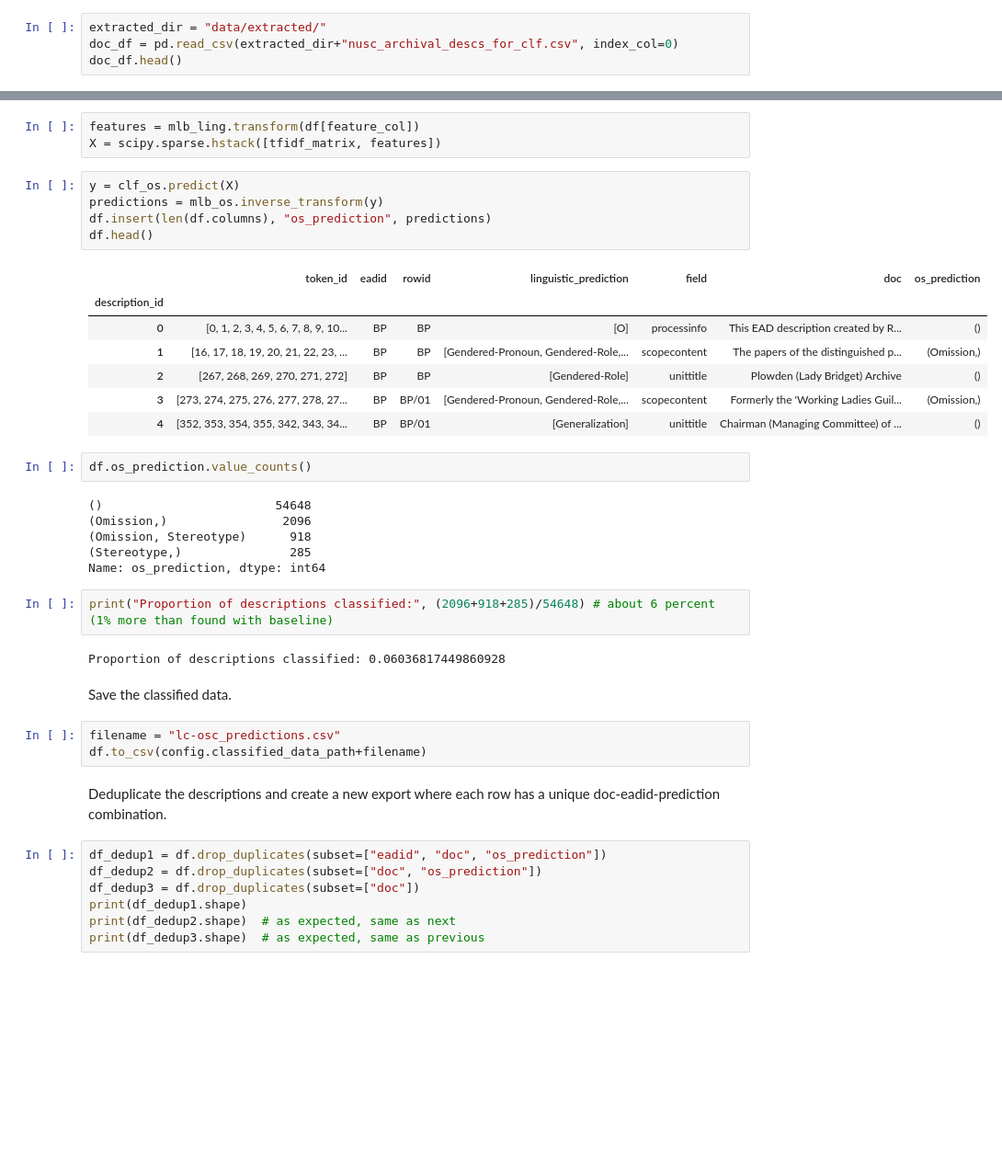
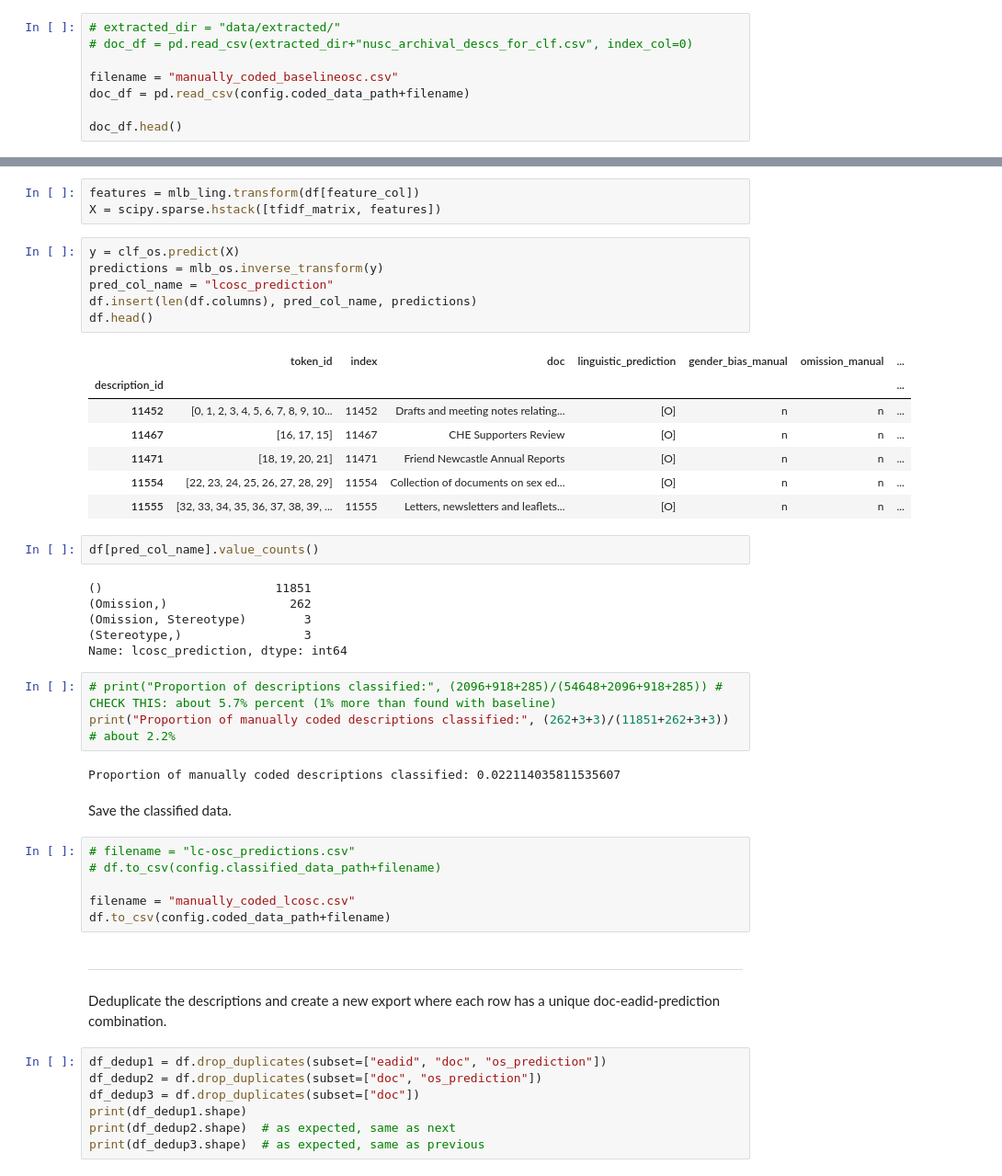
Before and after one commit to thegoose20/nusc, a Jupyter notebook: ling-os_clf.ipynb, the cells around one changed output, grey strips where cells are left out. Shown: that part at 92% size. Cells and saved outputs as stored; diff of their text form; blank space fills up the shorter version.

```diff
--- a/ling-os_clf.ipynb
+++ b/ling-os_clf.ipynb
@@ -39,7 +42,11 @@ from sklearn.metrics import precision_recall_fscore_support
 # %% [markdown]
 ### 1. Load the Data
 # %%
-extracted_dir = "data/extracted/"
-doc_df = pd.read_csv(extracted_dir+"nusc_archival_descs_for_clf.csv", index_col=0)
+# extracted_dir = "data/extracted/"
+# doc_df = pd.read_csv(extracted_dir+"nusc_archival_descs_for_clf.csv", index_col=0)
+
+filename = "manually_coded_baselineosc.csv"
+doc_df = pd.read_csv(config.coded_data_path+filename)
+
 doc_df.head()
 # %% [output]
@@ -234,34 +243,40 @@ X = scipy.sparse.hstack([tfidf_matrix, features])
 # %%
 y = clf_os.predict(X)
 predictions = mlb_os.inverse_transform(y)
-df.insert(len(df.columns), "os_prediction", predictions)
+pred_col_name = "lcosc_prediction"
+df.insert(len(df.columns), pred_col_name, predictions)
 df.head()
 # %% [output]
-|  | token_id | eadid | rowid | linguistic_prediction | field | doc | os_prediction |
-| description_id |  |  |  |  |  |  |  |
-| 0 | [0, 1, 2, 3, 4, 5, 6, 7, 8, 9, 10... | BP | BP | [O] | processinfo | This EAD description created by R... | () |
-| 1 | [16, 17, 18, 19, 20, 21, 22, 23, ... | BP | BP | [Gendered-Pronoun, Gendered-Role,... | scopecontent | The papers of the distinguished p... | (Omission,) |
-| 2 | [267, 268, 269, 270, 271, 272] | BP | BP | [Gendered-Role] | unittitle | Plowden (Lady Bridget) Archive | () |
-| 3 | [273, 274, 275, 276, 277, 278, 27... | BP | BP/01 | [Gendered-Pronoun, Gendered-Role,... | scopecontent | Formerly the 'Working Ladies Guil... | (Omission,) |
-| 4 | [352, 353, 354, 355, 342, 343, 34... | BP | BP/01 | [Generalization] | unittitle | Chairman (Managing Committee) of ... | () |
+|  | token_id | index | doc | linguistic_prediction | gender_bias_manual | omission_manual | ... |
+| description_id |  |  |  |  |  |  | ... |
+| 11452 | [0, 1, 2, 3, 4, 5, 6, 7, 8, 9, 10... | 11452 | Drafts and meeting notes relating... | [O] | n | n | ... |
+| 11467 | [16, 17, 15] | 11467 | CHE Supporters Review | [O] | n | n | ... |
+| 11471 | [18, 19, 20, 21] | 11471 | Friend Newcastle Annual Reports | [O] | n | n | ... |
+| 11554 | [22, 23, 24, 25, 26, 27, 28, 29] | 11554 | Collection of documents on sex ed... | [O] | n | n | ... |
+| 11555 | [32, 33, 34, 35, 36, 37, 38, 39, ... | 11555 | Letters, newsletters and leaflets... | [O] | n | n | ... |
 # %%
-df.os_prediction.value_counts()
+df[pred_col_name].value_counts()
 # %% [output]
-()                        54648
-(Omission,)                2096
-(Omission, Stereotype)      918
-(Stereotype,)               285
-Name: os_prediction, dtype: int64
+()                        11851
+(Omission,)                 262
+(Omission, Stereotype)        3
+(Stereotype,)                 3
+Name: lcosc_prediction, dtype: int64
 # %%
-print("Proportion of descriptions classified:", (2096+918+285)/54648) # about 6 percent (1% more than found with baseline)
+# print("Proportion of descriptions classified:", (2096+918+285)/(54648+2096+918+285)) # CHECK THIS: about 5.7% percent (1% more than found with baseline)
+print("Proportion of manually coded descriptions classified:", (262+3+3)/(11851+262+3+3)) # about 2.2%
 # %% [output]
-Proportion of descriptions classified: 0.06036817449860928
+Proportion of manually coded descriptions classified: 0.022114035811535607
 # %% [markdown]
 Save the classified data.
 # %%
-filename = "lc-osc_predictions.csv"
-df.to_csv(config.classified_data_path+filename)
+# filename = "lc-osc_predictions.csv"
+# df.to_csv(config.classified_data_path+filename)
+
+filename = "manually_coded_lcosc.csv"
+df.to_csv(config.coded_data_path+filename)
 # %% [markdown]
+***
 Deduplicate the descriptions and create a new export where each row has a unique doc-eadid-prediction combination.
 # %%
 df_dedup1 = df.drop_duplicates(subset=["eadid", "doc", "os_prediction"])
```
Also changed, not shown: parts of 13 cells of this notebook, 1 other file.
